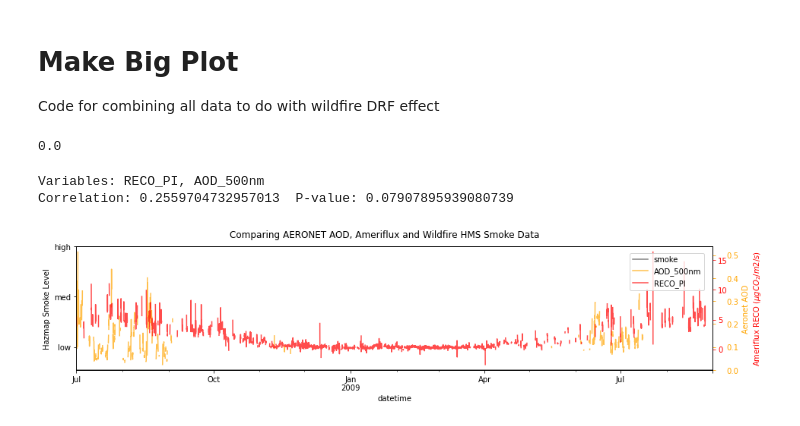
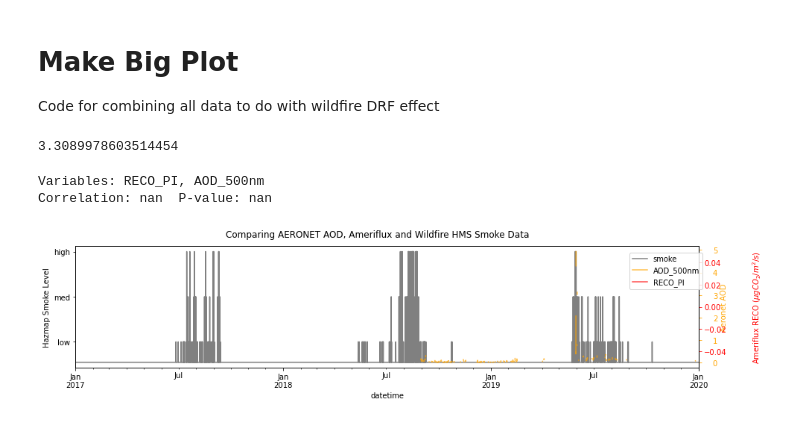
Before and after one commit to AndrewLoeppky/wildfire_drf, a Jupyter notebook: make_big_plot.ipynb, the cells around one changed output. Drawn from its saved outputs; the diff is of its cells as text; code cells hidden in the pictures.

```diff
--- a/make_big_plot.ipynb
+++ b/make_big_plot.ipynb
@@ -19,8 +19,8 @@ pd.options.display.max_rows = 10000
 ###############################################################
 
 # enter study start and end dates, formatted "dd/mm/yyyy"
-interval_start = "01/07/2008"
-interval_end = "01/09/2009"
+interval_start = "01/01/2017"
+interval_end = "02/01/2020"
 # %%
 # convert inputs to a pandas dataframe
 start = pd.to_datetime(interval_start, format="%d/%m/%Y")
@@ -49,10 +49,3 @@ full_dataset = full_dataset.merge(hazmap, how="left", on="datetime")
 full_dataset = full_dataset.merge(fluxes, how="left", on="datetime")
 # %%
 full_dataset.to_csv("C:/Users/Owner/Wildfire_Smoke_Mckendry/data/out_data/drf_test.csv")
-# %%
-# calculate the covariance between any two variables
-cov = np.cov(full_dataset["smoke"], full_dataset["AOD_500nm"])
-
-cov[0,0]
-# %% [output]
-0.0
@@ -87,0 +52,7 @@ def spearman_correlate(val1, val2):
+# %%
+# calculate the covariance between any two variables
+cov = np.cov(full_dataset["smoke"], full_dataset["AOD_500nm"])
+
+cov[0,0]
+# %% [output]
+3.3089978603514454
@@ -88,28 +88,29 @@ def spearman_correlate(val1, val2):
 # %%
+# plot the whole timeseries
 fig, ax1 = plt.subplots(figsize=(15,3))
 
 # hazmap
 full_dataset.plot("datetime", "smoke", ax=ax1, color="grey", legend=False)
 plt.yticks(ticks=[5,16,27], labels=["low", "med", "high"])
 ax1.set_ylabel("Hazmap Smoke Level")
 
 ax2 = ax1.twinx()
 full_dataset.plot("datetime", "AOD_500nm", ax=ax2, color="orange", alpha=0.7, legend=False)
 plt.yticks(color="orange")
 ax2.set_ylabel("Aeronet AOD", color="orange")
 ax2.tick_params(axis="y", color="orange", pad=15)
 
 ax3 = ax1.twinx()
 full_dataset.plot("datetime", "RECO_PI", ax=ax3, color="red", alpha=0.7, legend=False)
 plt.yticks(color="red")
-ax3.set_ylabel("Ameriflux RECO ($\mu g CO_2/m2/s$)", color="red", labelpad=32)
+ax3.set_ylabel("Ameriflux RECO ($\mu g CO_2/m^2/s$)", color="red", labelpad=32)
 ax3.tick_params(axis="y", color="red")
 
 fig.suptitle("Comparing AERONET AOD, Ameriflux and Wildfire HMS Smoke Data")
 plt.figlegend(loc=(0.81,0.64))
 
 spearman_correlate("RECO_PI", "AOD_500nm")
 # %% [output]
 Variables: RECO_PI, AOD_500nm
-Correlation: 0.2559704732957013  P-value: 0.07907895939080739
+Correlation: nan  P-value: nan
-[figure, old version]
+[figure, new version]
```
Also changed, not shown: parts of 3 cells of this notebook.
